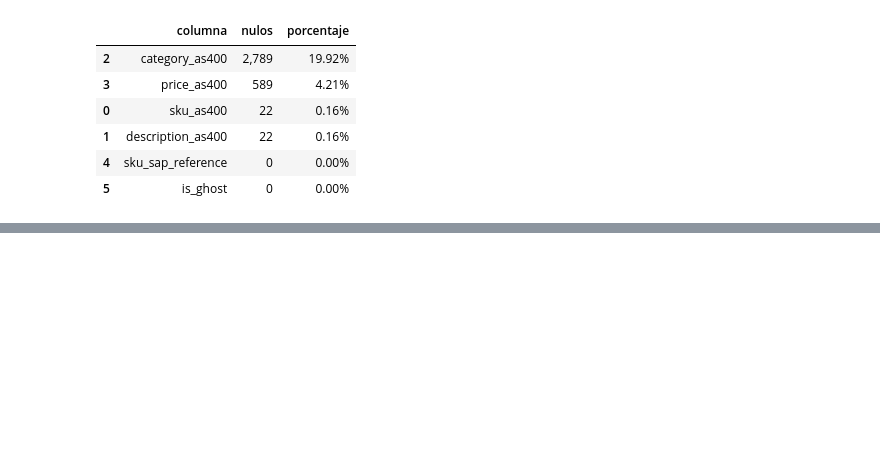
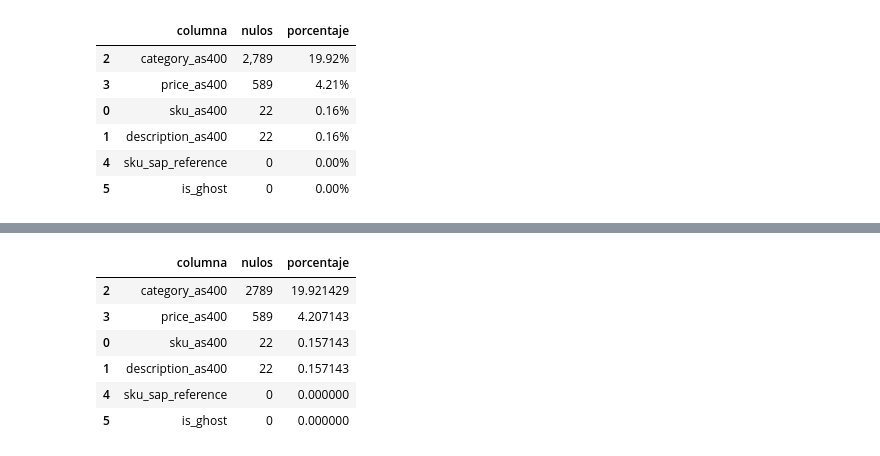
Before and after one commit to evidaurri89-lgtm/nova-retail-forensic, a Jupyter notebook: 01_exploration/01_initial_data_audit.ipynb, the cells around one changed output, grey strips where cells are left out. Saved outputs shown, nothing was run; the diff lists cells and outputs as text; code cells hidden in the pictures; blank space fills up the shorter version.

```diff
--- a/01_exploration/01_initial_data_audit.ipynb
+++ b/01_exploration/01_initial_data_audit.ipynb
@@ -237,0 +289,20 @@ print(year_counts)
+# %%
+as400_nulls = (
+    products_as400.isna()
+    .sum()
+    .reset_index()
+)
+
+as400_nulls.columns = ["columna", "nulos"]
+as400_nulls["porcentaje"] = (as400_nulls["nulos"] / len(products_as400)) * 100
+as400_nulls = as400_nulls.sort_values("nulos", ascending=False)
+
+as400_nulls
+# %% [output]
+|  | columna | nulos | porcentaje |
+| 2 | category_as400 | 2789 | 19.921429 |
+| 3 | price_as400 | 589 | 4.207143 |
+| 0 | sku_as400 | 22 | 0.157143 |
+| 1 | description_as400 | 22 | 0.157143 |
+| 4 | sku_sap_reference | 0 | 0.000000 |
+| 5 | is_ghost | 0 | 0.000000 |
```
Also changed, not shown: parts of 3 cells of this notebook, 1 other file.
